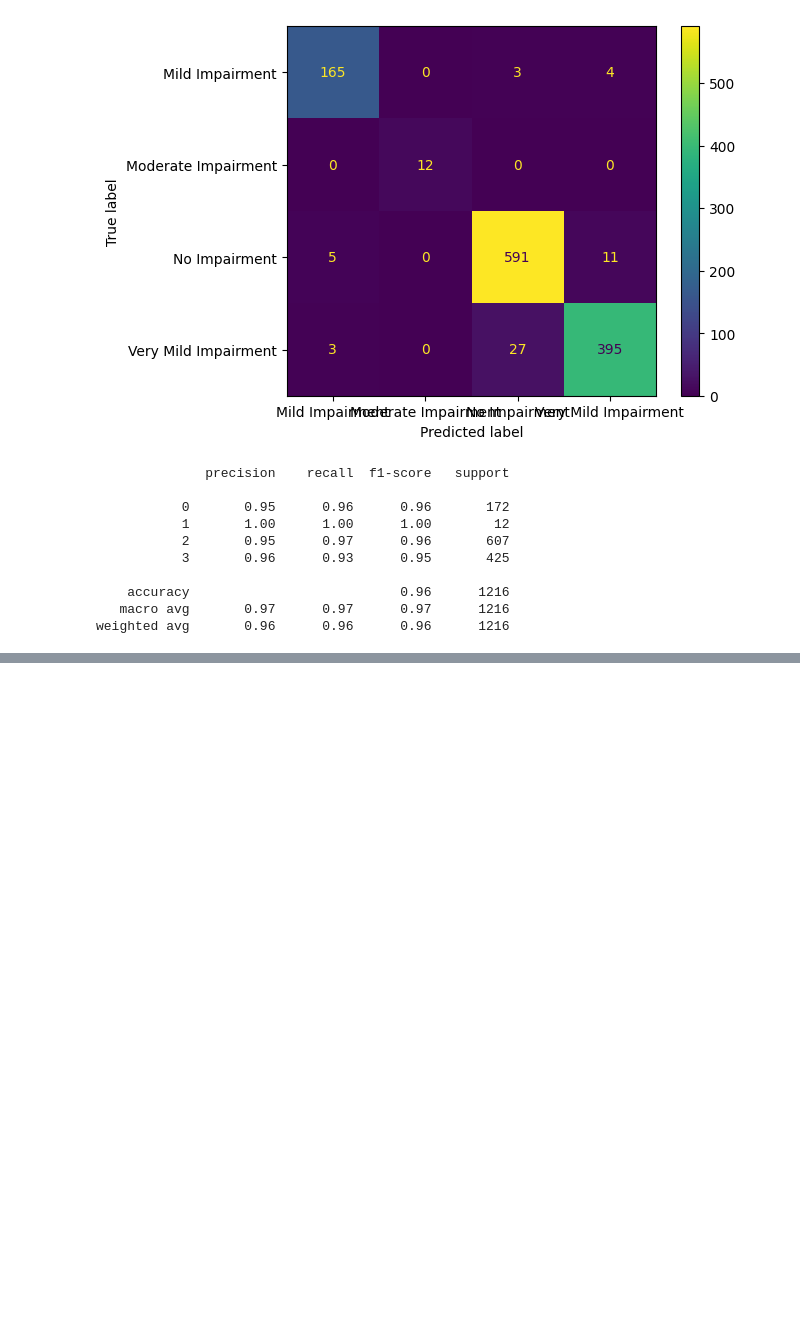
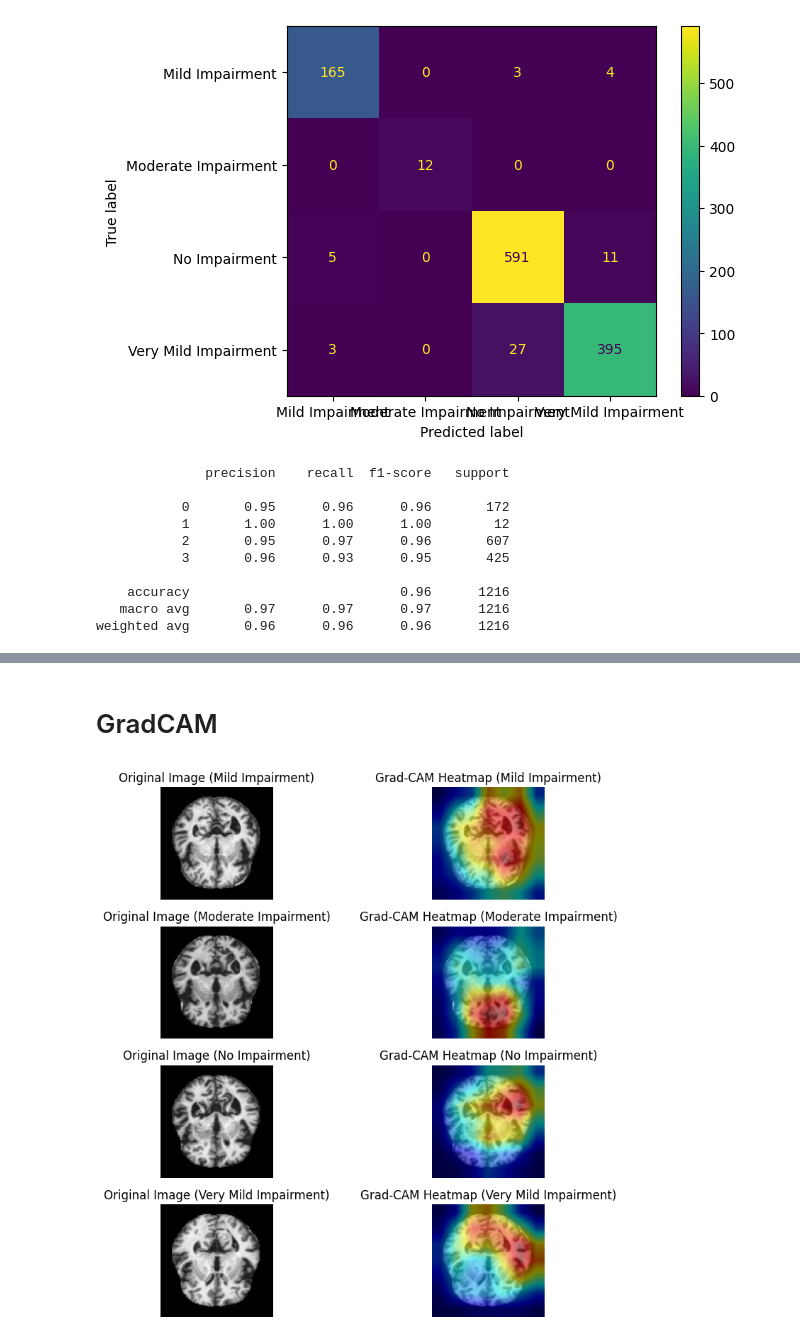
Before and after one commit to HuynhHanDong/Alzheimer-Classification, a Jupyter notebook: train.ipynb, the cells around one changed output, grey strips where cells are left out. Cells and saved outputs as stored; diff of their text form; code cells hidden in the pictures; blank space fills up the shorter version.

```diff
--- a/train.ipynb
+++ b/train.ipynb
@@ -650,0 +634,68 @@ Predicted Label: No Impairment
+# %% [markdown]
+# GradCAM
+# %%
+import torch
+from torchvision import transforms
+import cv2
+import GradCAM
+import numpy as np
+from PIL import Image
+import matplotlib.pyplot as plt
+
+# Set default device as gpu, if available
+device = torch.device("cuda:0" if torch.cuda.is_available() else "cpu")
+
+# Load the pre-trained model
+model = torch.load('.\\MobileNetV2_pretrained.pth', map_location=device, weights_only=False) # Change the model to your model
+
+transform = transforms.Compose([
+    transforms.Resize(256),
+    transforms.CenterCrop(224),
+    transforms.ToTensor(),  # Convert to PyTorch tensor
+    transforms.Normalize(mean=[0.485, 0.456, 0.406], std=[0.229, 0.224, 0.225]),  # Normalize (adjust to your dataset)
+])
+
+# List of classes in dataset
+labels = train_dataset.classes
+
+# Dictionary to store images for each class
+images_by_class = {label: None for label in range(len(labels))}
+
+# Iterate over the dataset to find 2 images per class
+for image, label in train_dataset:
+    if images_by_class[label] is None:  # If no image for this class has been found yet
+        if image.mode != 'RGB':
+             image = image.convert('RGB')
+        images_by_class[label] = image
+    if all(images_by_class.values()):  # Break when all classes have an image
+        break
+
+# Plot images from all classes
+plt.figure(figsize=(10, 8))
+for idx, (label, image) in enumerate(images_by_class.items()):
+    # Convert PIL image to numpy
+    image_np = np.array(image)
+
+    # Simulate Grad-CAM heatmap
+    gradcam_heatmap = GradCAM.compute_gradCAM(model, image, transform, device)
+
+    # Convert the Grad-CAM mask to the original image size
+    gradcam_heatmap = cv2.resize(gradcam_heatmap, (image.width, image.height))
+
+    # Overlay the Grad-CAM heatmap on the image
+    overlayed_image = GradCAM.apply_colormap_on_image(image_np, gradcam_heatmap)
+
+    plt.subplot(len(labels), 2, idx * 2 + 1)
+    plt.imshow(image_np)
+    plt.title(f"Original Image ({labels[label]})")
+    plt.axis("off")
+
+    plt.subplot(len(labels), 2, idx * 2 + 2)
+    plt.imshow(overlayed_image)
+    plt.title(f"Grad-CAM Heatmap ({labels[label]})")
+    plt.axis("off")
+
+plt.tight_layout()
+plt.show()
+# %% [output]
+[figure, added]
```
Also changed, not shown: parts of 12 cells of this notebook, 12 other files.
